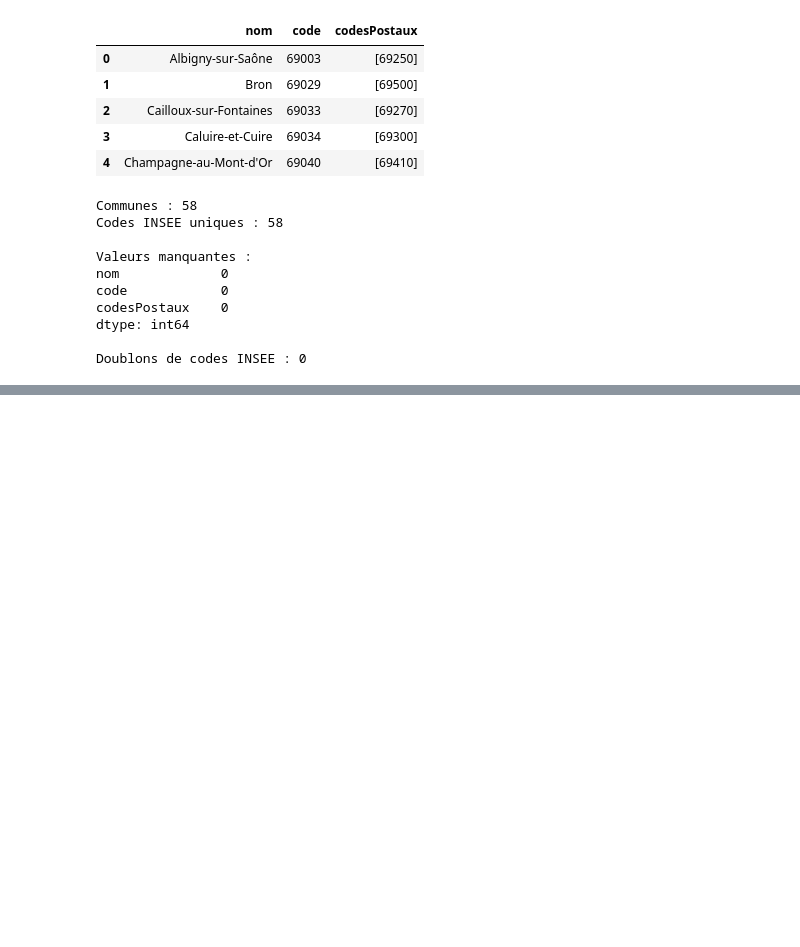
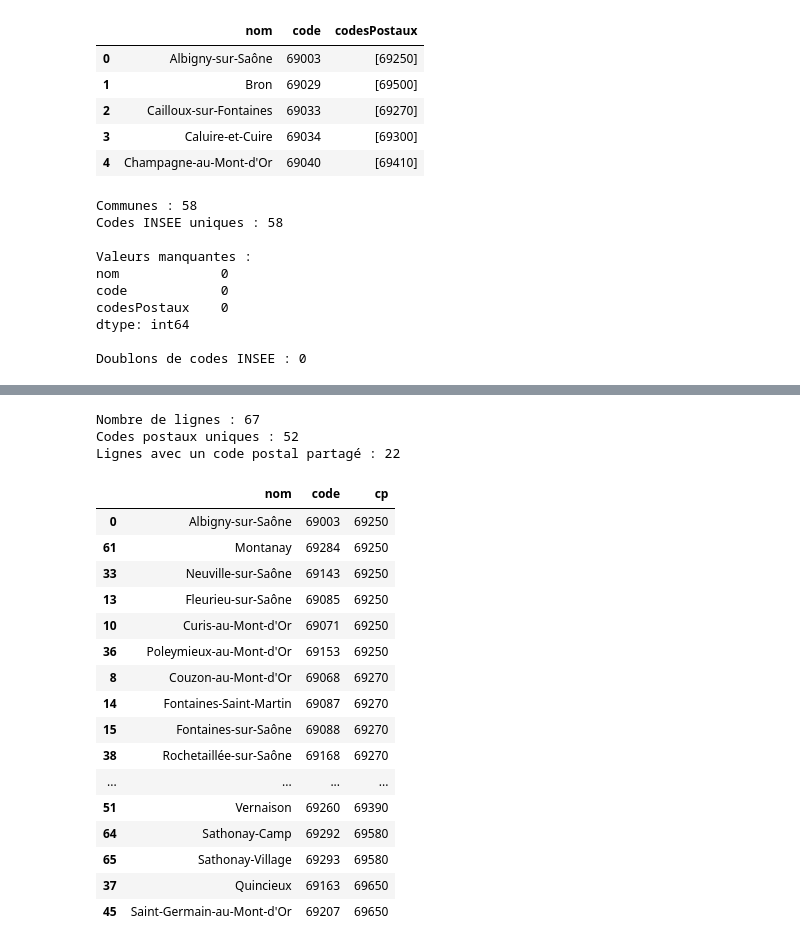
Before and after one commit to Josy-Bowie/optifleet-logistics, a Jupyter notebook: notebooks/01_collecte_api.ipynb, the cells around one changed output, grey strips where cells are left out. Cells and saved outputs as stored; diff of their text form; code cells hidden in the pictures; blank space fills up the shorter version.

```diff
--- a/notebooks/01_collecte_api.ipynb
+++ b/notebooks/01_collecte_api.ipynb
@@ -1166,0 +1222,25 @@ Doublons de codes INSEE : 0
+# %%
+# C5.3.1 — Déplier les listes de codes postaux
+
+# Créer un nouveau DataFrame sans modifier le référentiel original
+df_communes_cp = df_communes.explode(
+    "codesPostaux",
+    ignore_index=True
+)
+
+# Renommer la colonne pour préparer la jointure
+df_communes_cp = df_communes_cp.rename(
+    columns={"codesPostaux": "cp"}
+)
+
+# Vérifier les dimensions
+print("Avant explode :", df_communes.shape)
+print("Après explode :", df_communes_cp.shape)
+
+# Examiner Lyon et Bron après transformation
+display(
+    df_communes_cp.loc[
+        df_communes_cp["nom"].isin(["Lyon", "Bron"]),
+        ["nom", "code", "cp"]
+    ]
+)
@@ -1166,0 +1269,38 @@ Doublons de codes INSEE : 0
+# %%
+# C5.3.2 — Vérifier les codes postaux du référentiel
+
+# 1. Compter les lignes et les codes postaux uniques
+print("Nombre de lignes :", len(df_communes_cp))
+print("Codes postaux uniques :", df_communes_cp["cp"].nunique())
+
+# 2. Repérer les codes postaux présents plusieurs fois
+codes_partages = df_communes_cp.loc[
+    df_communes_cp["cp"].duplicated(keep=False),
+    ["nom", "code", "cp"]
+].sort_values("cp")
+
+# 3. Afficher les résultats
+print("Lignes avec un code postal partagé :", len(codes_partages))
+
+display(codes_partages)
+# %% [output]
+Nombre de lignes : 67
+Codes postaux uniques : 52
+Lignes avec un code postal partagé : 22
+|  | nom | code | cp |
+| 0 | Albigny-sur-Saône | 69003 | 69250 |
+| 61 | Montanay | 69284 | 69250 |
+| 33 | Neuville-sur-Saône | 69143 | 69250 |
+| 13 | Fleurieu-sur-Saône | 69085 | 69250 |
+| 10 | Curis-au-Mont-d'Or | 69071 | 69250 |
+| 36 | Poleymieux-au-Mont-d'Or | 69153 | 69250 |
+| 8 | Couzon-au-Mont-d'Or | 69068 | 69270 |
+| 14 | Fontaines-Saint-Martin | 69087 | 69270 |
+| 15 | Fontaines-sur-Saône | 69088 | 69270 |
+| 38 | Rochetaillée-sur-Saône | 69168 | 69270 |
+| ... | ... | ... | ... |
+| 51 | Vernaison | 69260 | 69390 |
+| 64 | Sathonay-Camp | 69292 | 69580 |
+| 65 | Sathonay-Village | 69293 | 69580 |
+| 37 | Quincieux | 69163 | 69650 |
+| 45 | Saint-Germain-au-Mont-d'Or | 69207 | 69650 |
```
Also changed, not shown: parts of 48 cells of this notebook.
